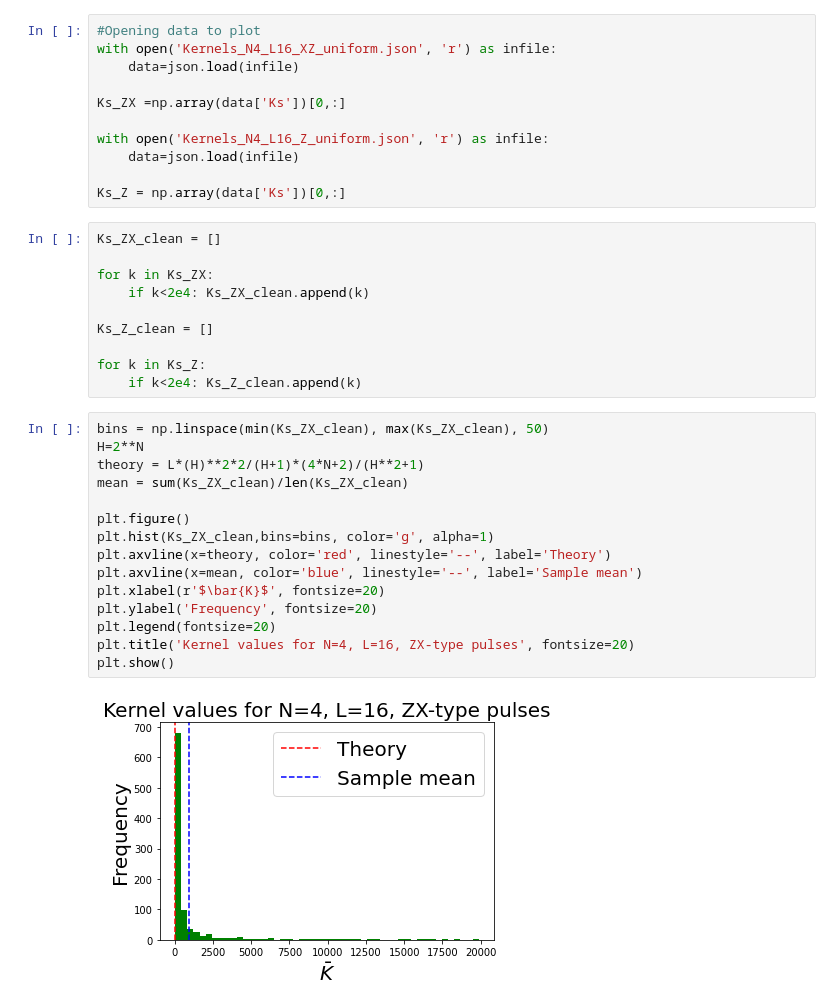
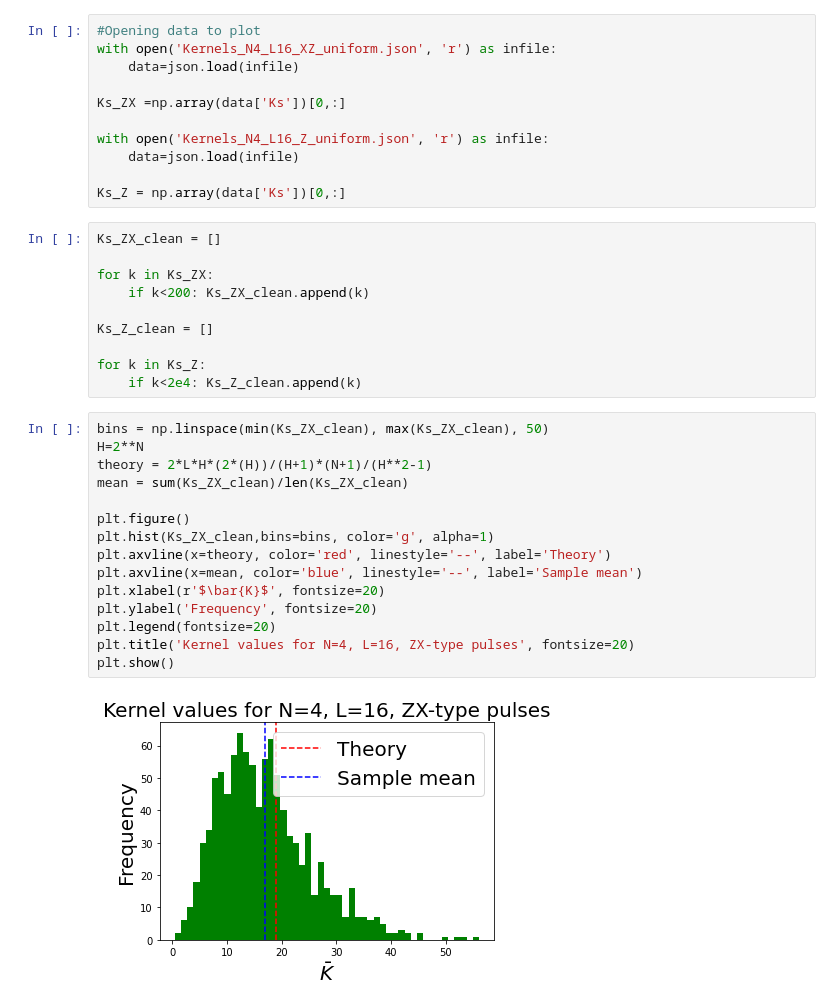
Before and after one commit to orodrigoaraizabravo/QuantumPerceptrons, a Jupyter notebook: QNTK numerics/Numerical calculation of kernel.ipynb, the cells around one changed output. Cells and saved outputs as stored; diff of their text form.

```diff
--- a/QNTK numerics/Numerical calculation of kernel.ipynb
+++ b/QNTK numerics/Numerical calculation of kernel.ipynb
@@ -101,32 +114,32 @@ with open('Kernels_N4_L16_Z_uniform.json', 'r') as infile:
     data=json.load(infile)
 
 Ks_Z = np.array(data['Ks'])[0,:]
-# %%
-Ks_ZX_clean = []
-
-for k in Ks_ZX:
-    if k<2e4: Ks_ZX_clean.append(k)
-
-Ks_Z_clean = []
-
-for k in Ks_Z:
-    if k<2e4: Ks_Z_clean.append(k)
+# %%
+Ks_ZX_clean = []
+
+for k in Ks_ZX:
+    if k<200: Ks_ZX_clean.append(k)
+
+Ks_Z_clean = []
+
+for k in Ks_Z:
+    if k<2e4: Ks_Z_clean.append(k)
 # %%
 bins = np.linspace(min(Ks_ZX_clean), max(Ks_ZX_clean), 50)
 H=2**N
-theory = L*(H)**2*2/(H+1)*(4*N+2)/(H**2+1)
+theory = 2*L*H*(2*(H))/(H+1)*(N+1)/(H**2-1)
 mean = sum(Ks_ZX_clean)/len(Ks_ZX_clean)
 
 plt.figure()
 plt.hist(Ks_ZX_clean,bins=bins, color='g', alpha=1)
 plt.axvline(x=theory, color='red', linestyle='--', label='Theory')
 plt.axvline(x=mean, color='blue', linestyle='--', label='Sample mean')
 plt.xlabel(r'$\bar{K}$', fontsize=20)
 plt.ylabel('Frequency', fontsize=20)
 plt.legend(fontsize=20)
 plt.title('Kernel values for N=4, L=16, ZX-type pulses', fontsize=20)
 plt.show()
 # %% [output]
-[figure, old version]
+[figure, new version]
 # %%
 bins = np.linspace(min(Ks_Z_clean), max(Ks_Z_clean),50)
```
Also changed, not shown: parts of 12 cells of this notebook, 26 other files.
